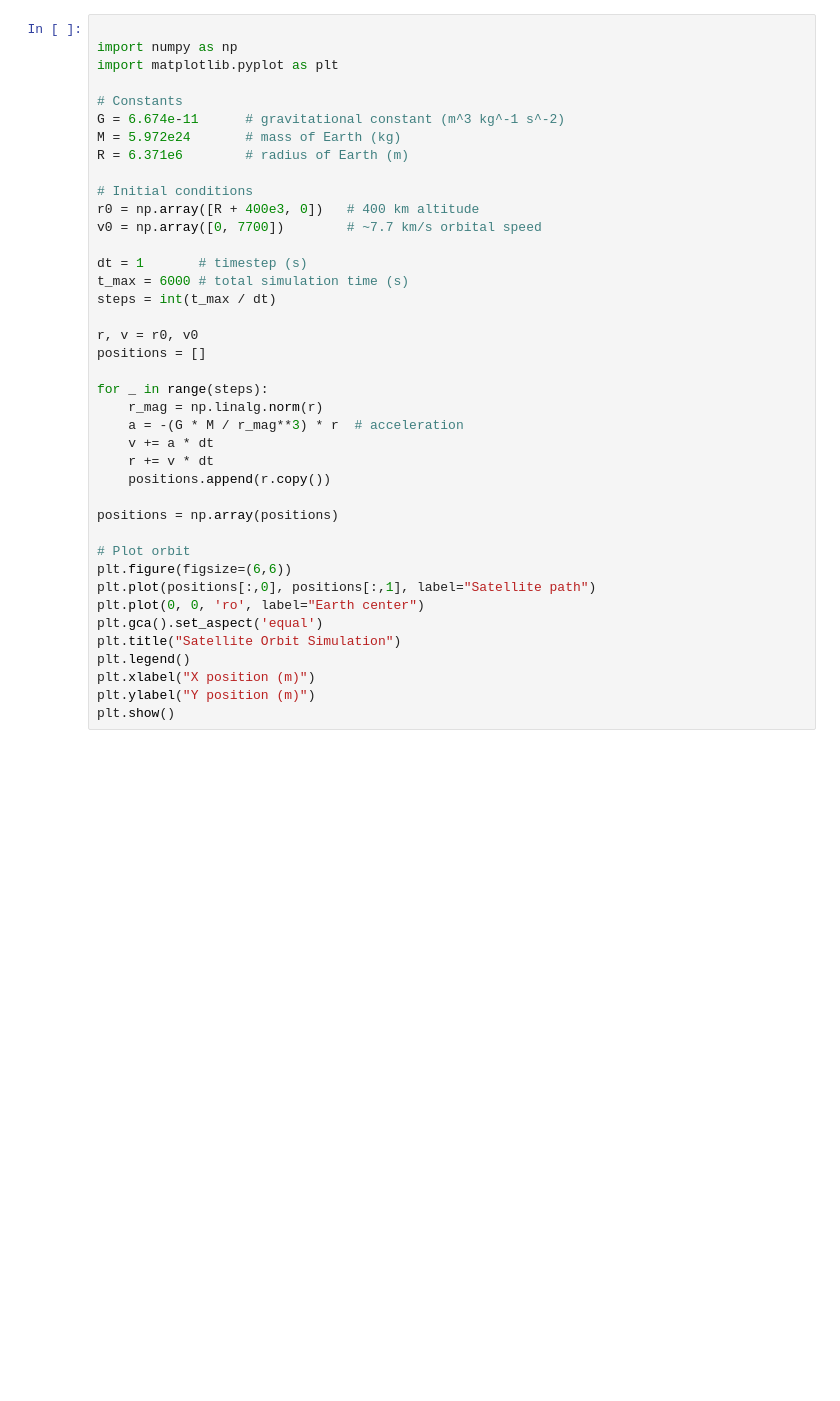
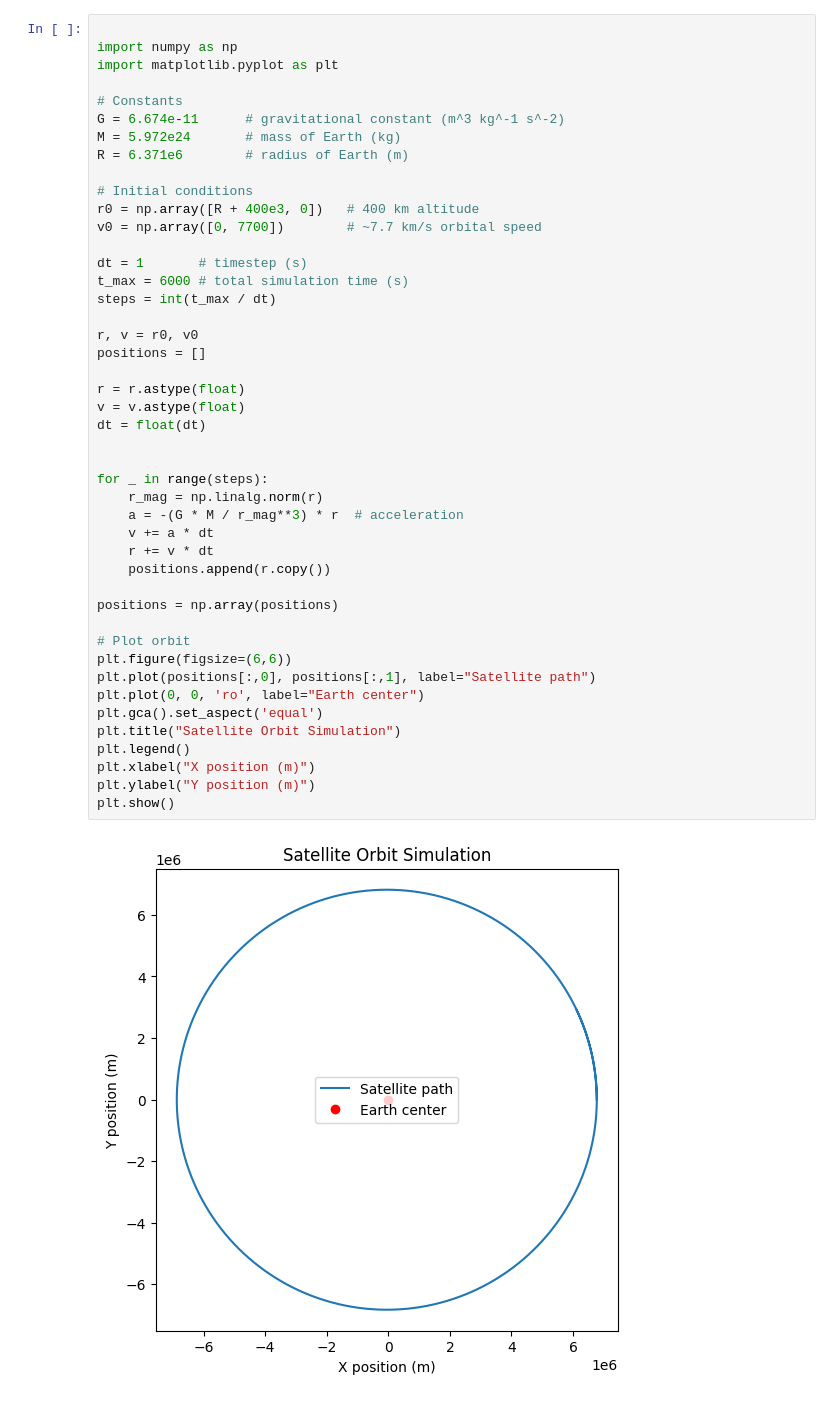
Before and after one commit to MeghaArya/Orbital-Mechanics-Simulator-Python-, a Jupyter notebook: orbit_sim.ipynb, the cells around one changed output. Drawn from its saved outputs; the diff is of its cells as text; blank space fills up the shorter version.

Commit message:
orbit sim with correct float values

```diff
--- a/orbit_sim.ipynb
+++ b/orbit_sim.ipynb
@@ -13,30 +13,37 @@ R = 6.371e6        # radius of Earth (m)
 # Initial conditions
 r0 = np.array([R + 400e3, 0])   # 400 km altitude
 v0 = np.array([0, 7700])        # ~7.7 km/s orbital speed
 
 dt = 1       # timestep (s)
 t_max = 6000 # total simulation time (s)
 steps = int(t_max / dt)
 
 r, v = r0, v0
 positions = []
 
+r = r.astype(float)
+v = v.astype(float)
+dt = float(dt)
+
+
 for _ in range(steps):
     r_mag = np.linalg.norm(r)
     a = -(G * M / r_mag**3) * r  # acceleration
     v += a * dt
     r += v * dt
     positions.append(r.copy())
 
 positions = np.array(positions)
 
 # Plot orbit
 plt.figure(figsize=(6,6))
 plt.plot(positions[:,0], positions[:,1], label="Satellite path")
 plt.plot(0, 0, 'ro', label="Earth center")
 plt.gca().set_aspect('equal')
 plt.title("Satellite Orbit Simulation")
 plt.legend()
 plt.xlabel("X position (m)")
 plt.ylabel("Y position (m)")
 plt.show()
+# %% [output]
+[figure, added]
```
